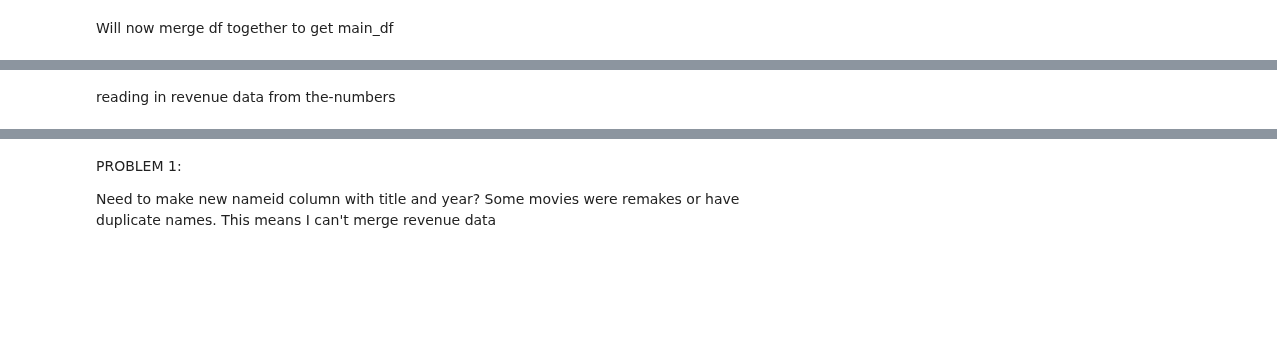
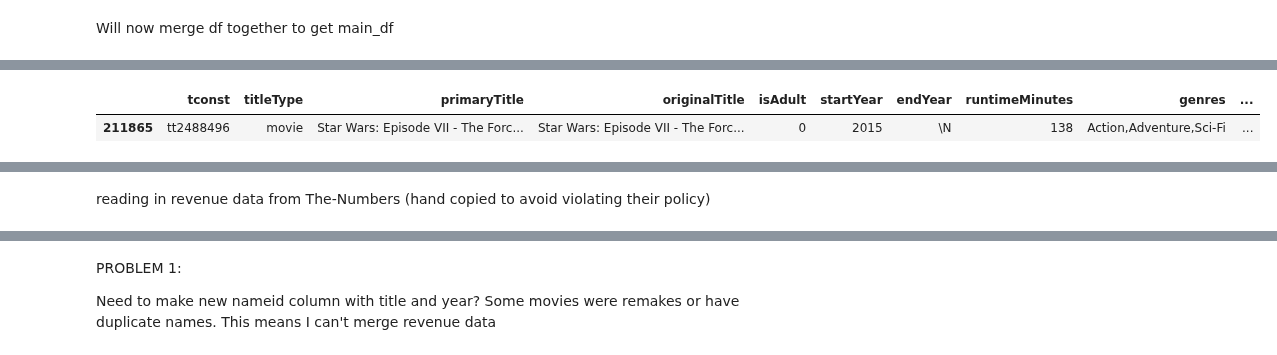
Before and after one commit to ParkerHar/Popular-Movie-Analysis, a Jupyter notebook: movie_data_merge.ipynb, the cells around one changed output, grey strips where cells are left out. Saved outputs shown, nothing was run; the diff lists cells and outputs as text; code cells hidden in the pictures; blank space fills up the shorter version.

```diff
--- a/movie_data_merge.ipynb
+++ b/movie_data_merge.ipynb
@@ -153,3 +50,8 @@ main_df
+# %%
+main_df[main_df['primaryTitle']=='Star Wars: Episode VII - The Force Awakens']
+# %% [output]
+|  | tconst | titleType | primaryTitle | originalTitle | isAdult | startYear | endYear | runtimeMinutes | genres | ... |
+| 211865 | tt2488496 | movie | Star Wars: Episode VII - The Forc... | Star Wars: Episode VII - The Forc... | 0 | 2015 | \N | 138 | Action,Adventure,Sci-Fi | ... |
 # %%
 main_df.sort_values(by='numVotes',ascending=False).head(50)
 # %% [output]
@@ -171,5 +73,5 @@ main_df.sort_values(by='numVotes',ascending=False).head(50)
 | 44778 | tt0086190 | movie | Star Wars: Episode VI - Return of... | Star Wars: Episode VI - Return of... | 0 | 1983 | \N | 131 | Action,Adventure,Fantasy | ... |
 | 165865 | tt1392190 | movie | Mad Max: Fury Road | Mad Max: Fury Road | 0 | 2015 | \N | 120 | Action,Adventure,Sci-Fi | ... |
 # %% [markdown]
-reading in revenue data from the-numbers
+reading in revenue data from The-Numbers (hand copied to avoid violating their policy)
 # %%
```
Also changed, not shown: parts of 44 cells of this notebook, 1 other file.
